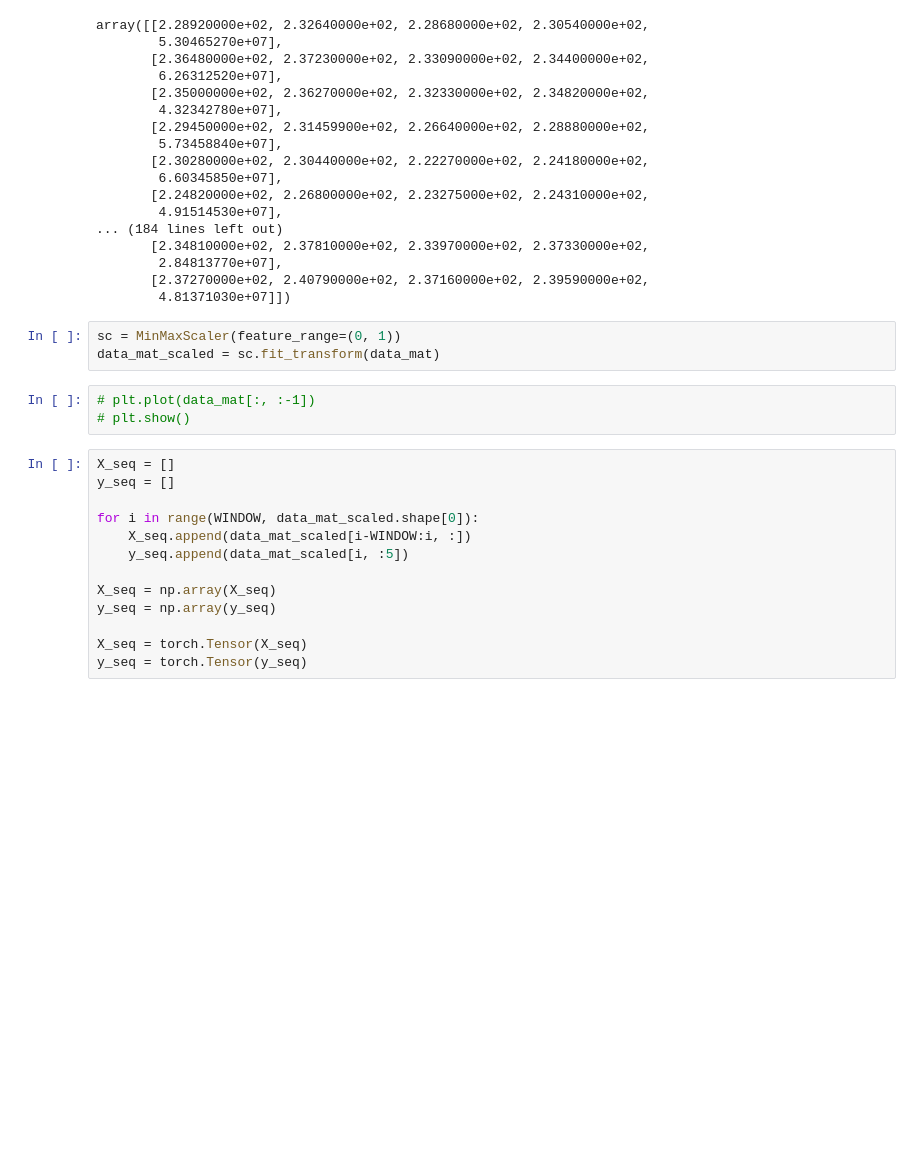
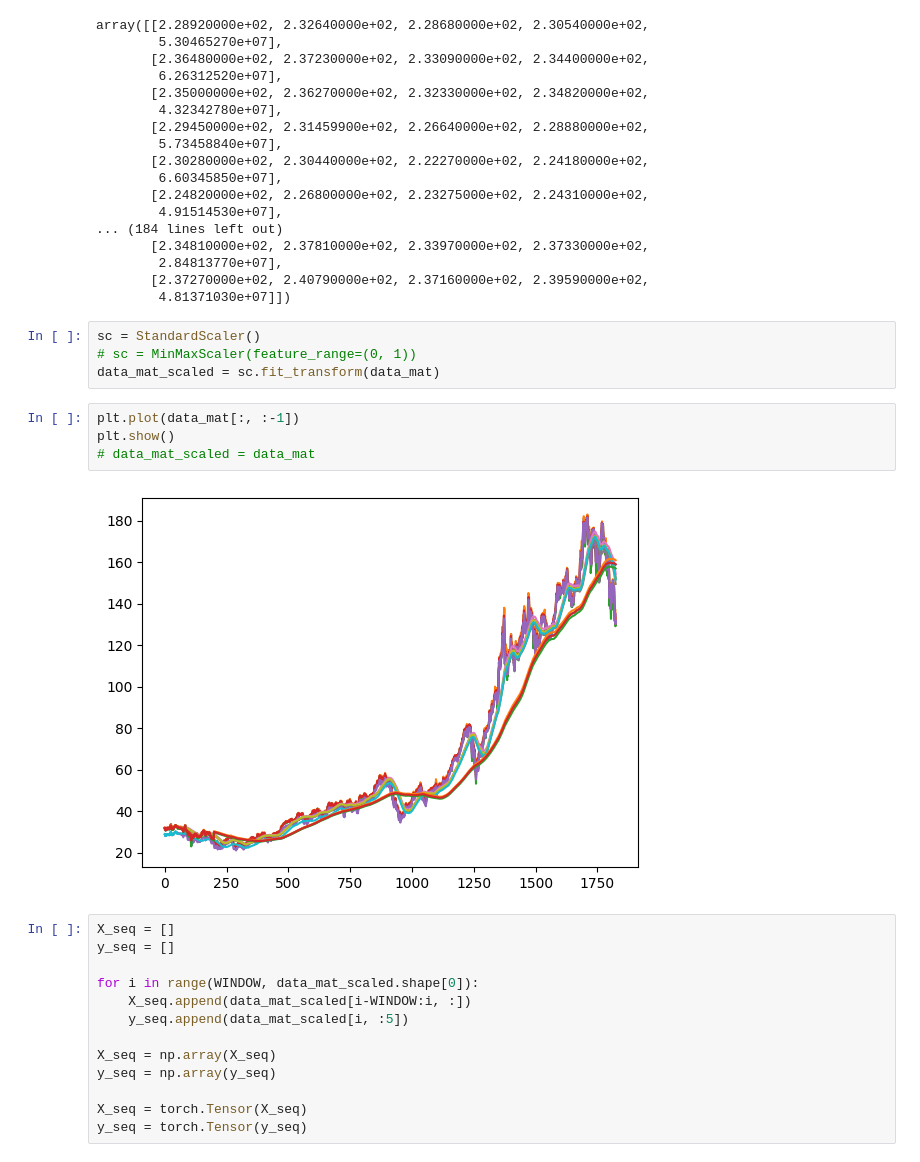
Before and after one commit to saleemkheralden/Stonks, a Jupyter notebook: research.ipynb, the cells around one changed output. Cells and saved outputs as stored; diff of their text form; blank space fills up the shorter version.

```diff
--- a/research.ipynb
+++ b/research.ipynb
@@ -129,11 +129,15 @@ array([[2.28920000e+02, 2.32640000e+02, 2.28680000e+02, 2.30540000e+02,
        [2.37270000e+02, 2.40790000e+02, 2.37160000e+02, 2.39590000e+02,
         4.81371030e+07]])
 # %%
-sc = MinMaxScaler(feature_range=(0, 1))
+sc = StandardScaler()
+# sc = MinMaxScaler(feature_range=(0, 1))
 data_mat_scaled = sc.fit_transform(data_mat)
 # %%
-# plt.plot(data_mat[:, :-1])
-# plt.show()
+plt.plot(data_mat[:, :-1])
+plt.show()
+# data_mat_scaled = data_mat
+# %% [output]
+[figure, added]
 # %%
 X_seq = []
 y_seq = []
```
Also changed, not shown: parts of 13 cells of this notebook, 2 other files.
